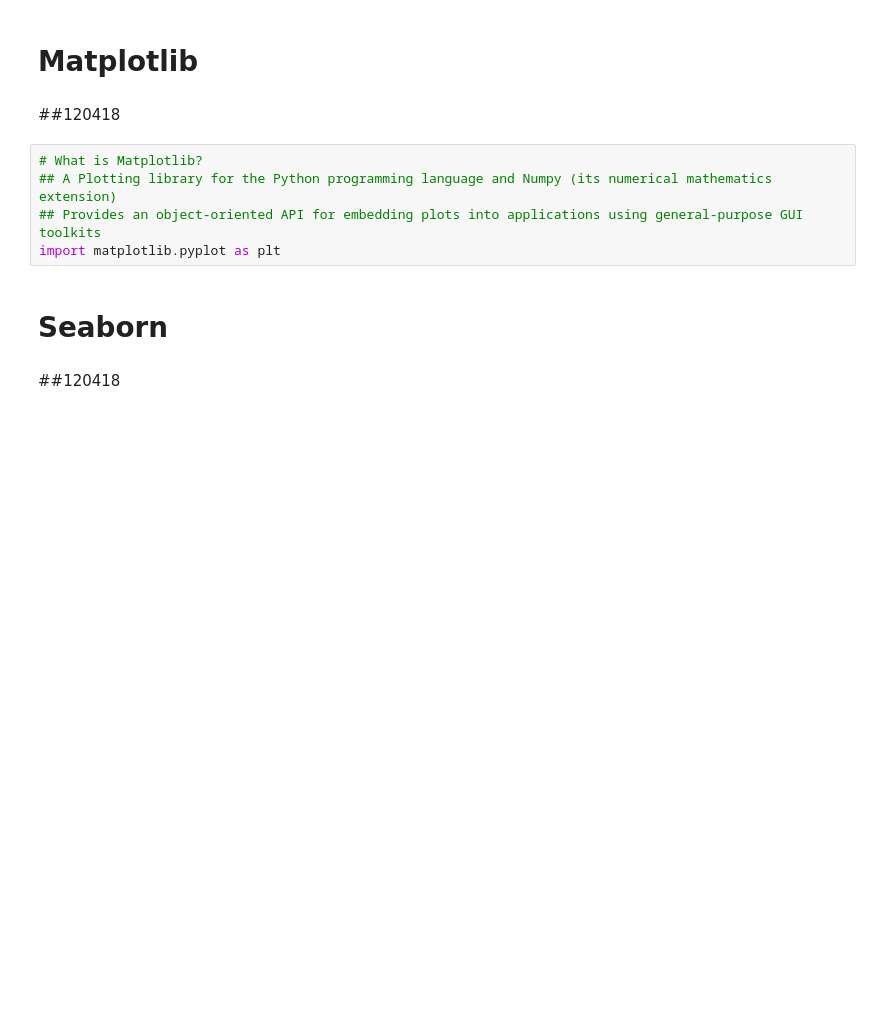
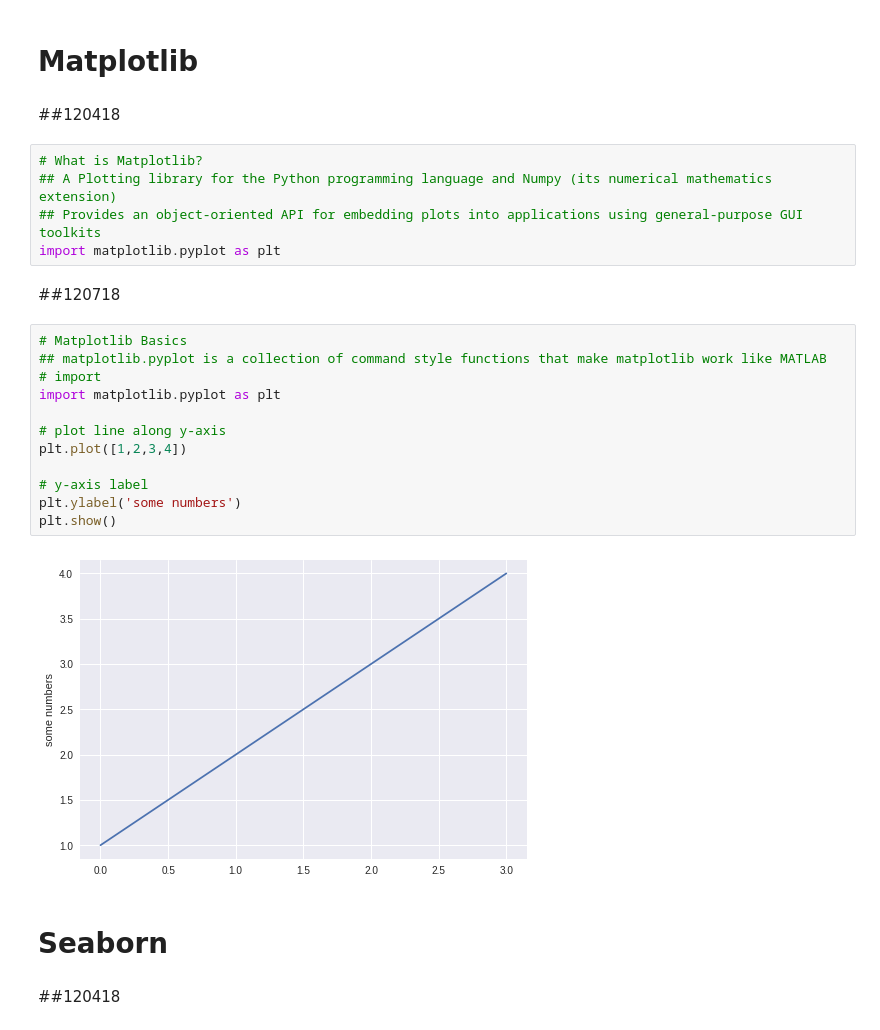
Before and after one commit to waterFlowin/AA-LearningPracticeML_DS_CS, a Jupyter notebook: AA_LearningPracticeML_DS_CS.ipynb, the cells around one changed output. Drawn from its saved outputs; the diff is of its cells as text; blank space fills up the shorter version.

Commit message:
Matplotlib Basics, 1 line plot

```diff
--- a/AA_LearningPracticeML_DS_CS.ipynb
+++ b/AA_LearningPracticeML_DS_CS.ipynb
@@ -303,6 +303,22 @@ import numpy as np
 ## A Plotting library for the Python programming language and Numpy (its numerical mathematics extension)
 ## Provides an object-oriented API for embedding plots into applications using general-purpose GUI toolkits
 import matplotlib.pyplot as plt
+# %% [markdown]
+##120718
+# %%
+# Matplotlib Basics
+## matplotlib.pyplot is a collection of command style functions that make matplotlib work like MATLAB
+# import
+import matplotlib.pyplot as plt
+
+# plot line along y-axis
+plt.plot([1,2,3,4])
+
+# y-axis label
+plt.ylabel('some numbers')
+plt.show()
+# %% [output]
+[figure, added]
 # %% [markdown]
 # Seaborn
 # %% [markdown]
```
Also changed, not shown: parts of 1 cell of this notebook.
